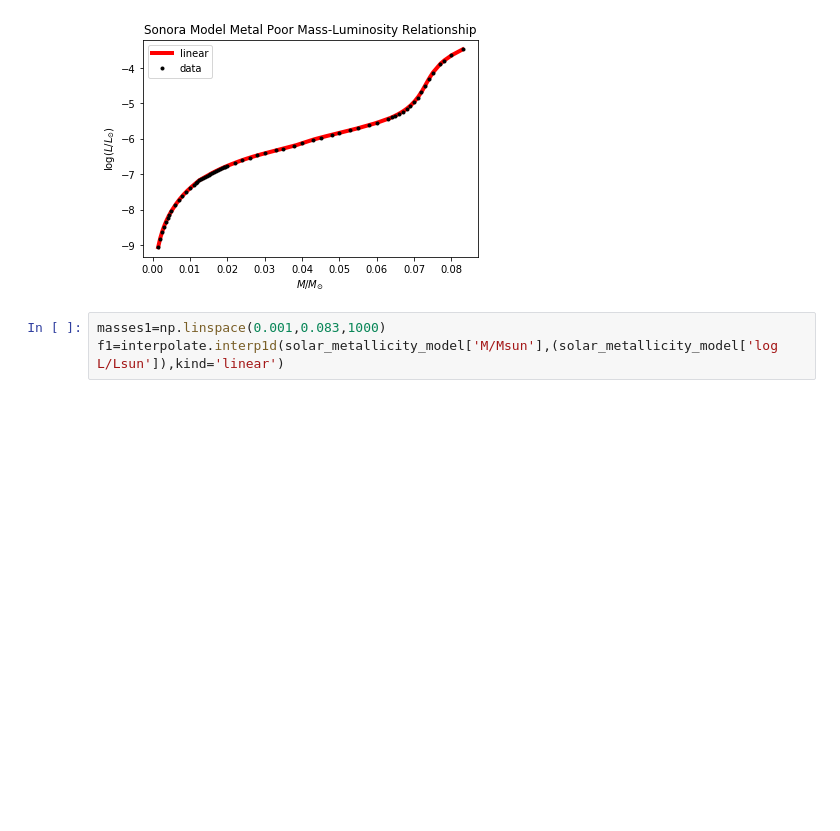
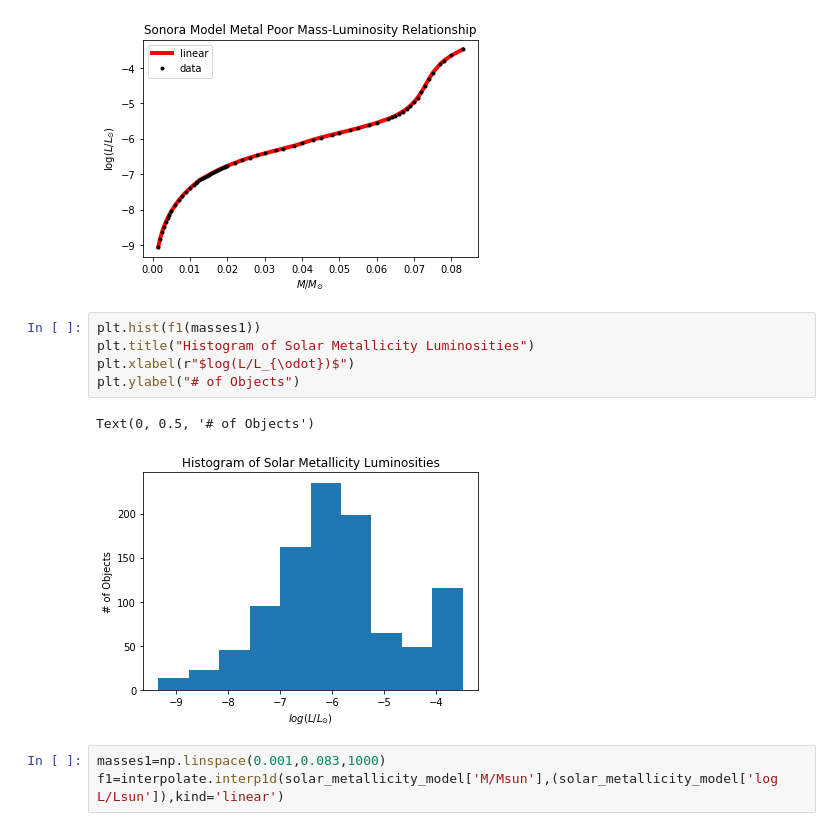
Before and after one commit to dhilligo/BDwarfLumFunction, a Jupyter notebook: GCNS Table Analysis.ipynb, the cells around one changed output. Drawn from its saved outputs; the diff is of its cells as text; blank space fills up the shorter version.

```diff
--- a/GCNS Table Analysis.ipynb
+++ b/GCNS Table Analysis.ipynb
@@ -628,6 +636,14 @@ plt.legend(loc='best')
 # %% [output]
 <matplotlib.legend.Legend at 0x...>
 [figure]
+# %%
+plt.hist(f1(masses1))
+plt.title("Histogram of Solar Metallicity Luminosities")
+plt.xlabel(r"$log(L/L_{\odot})$")
+plt.ylabel("# of Objects")
+# %% [output]
+Text(0, 0.5, '# of Objects')
+[figure, added]
 # %%
 masses1=np.linspace(0.001,0.083,1000)
 f1=interpolate.interp1d(solar_metallicity_model['M/Msun'],(solar_metallicity_model['log L/Lsun']),kind='linear')
```
Also changed, not shown: parts of 7 cells of this notebook.
